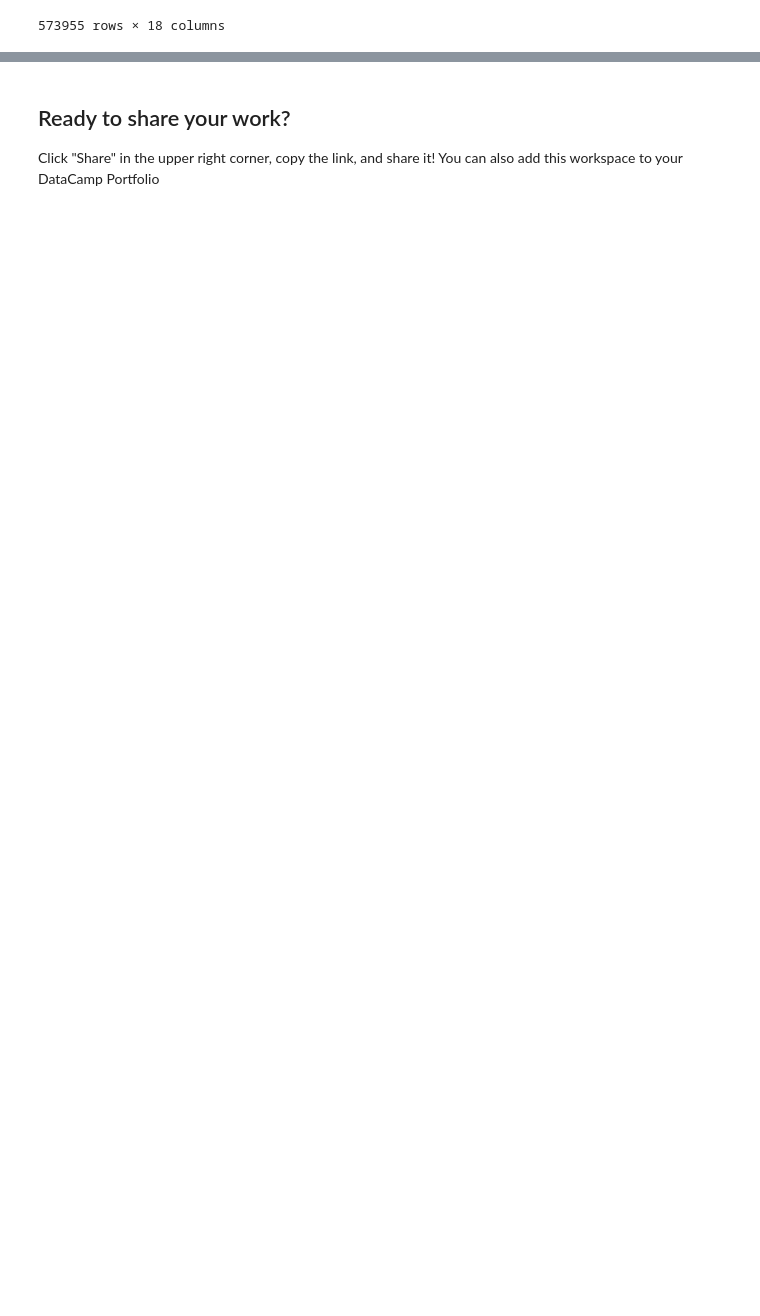
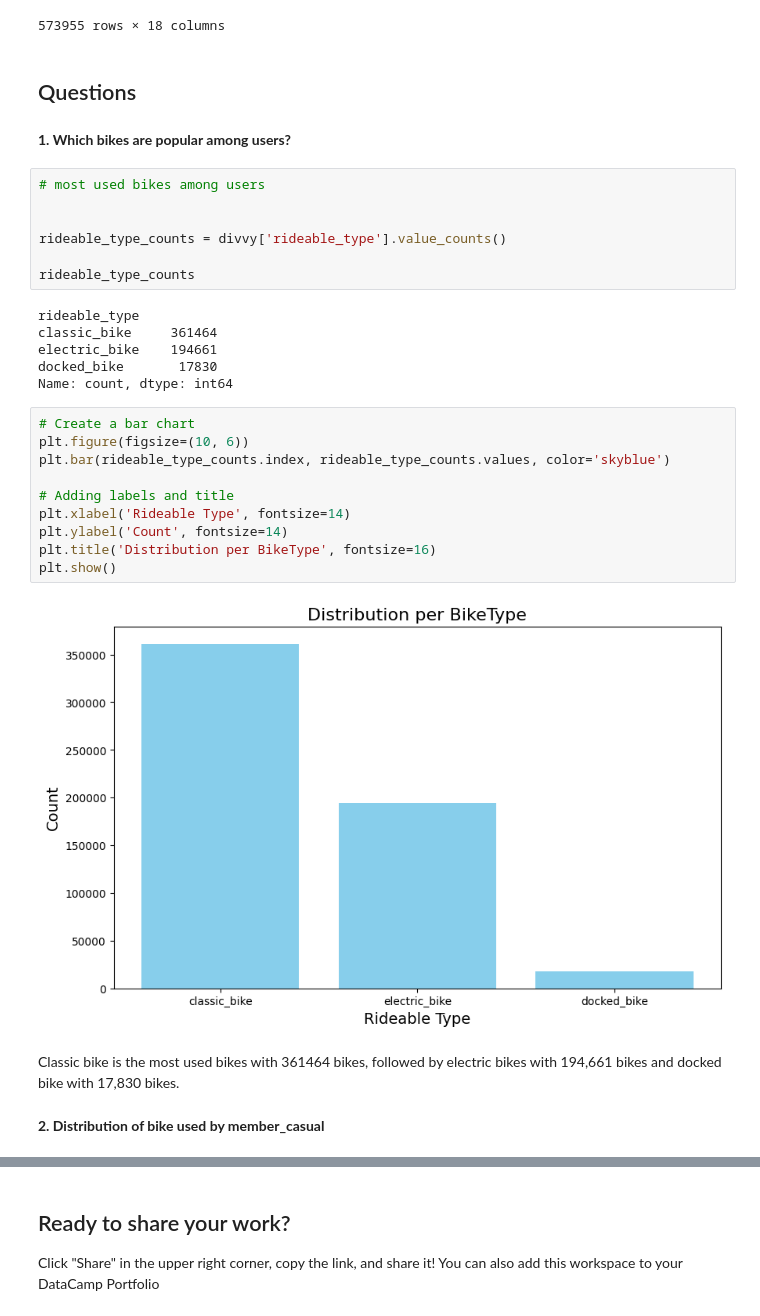
Before and after one commit to oladeeayo/Divvy-Bike, a Jupyter notebook: notebook.ipynb, the cells around one changed output, grey strips where cells are left out. Saved outputs shown, nothing was run; the diff lists cells and outputs as text; blank space fills up the shorter version.

```diff
--- a/notebook.ipynb
+++ b/notebook.ipynb
@@ -269,3 +260,36 @@ divvy
 | 767594 | 70B7A0759219DB7E | electric_bike | 2023-07-13 13:38:44 | 2023-07-13 13:39:21 | Kedzie Ave & Lake St | KA1504000106 | Kedzie Ave & Lake St | ... |
 | 767626 | C2B90902C368721D | electric_bike | 2023-07-21 07:08:05 | 2023-07-21 07:08:42 | Wood St & Chicago Ave | 637 | Wood St & Chicago Ave | ... |
 573955 rows × 18 columns
+# %% [markdown]
+## Questions
+# %% [markdown]
+<strong>1. Which bikes are popular among users? </strong>
+# %%
+# most used bikes among users
+
+
+rideable_type_counts = divvy['rideable_type'].value_counts()
+
+rideable_type_counts
+# %% [output]
+rideable_type
+classic_bike     361464
+electric_bike    194661
+docked_bike       17830
+Name: count, dtype: int64
+# %%
+# Create a bar chart
+plt.figure(figsize=(10, 6))
+plt.bar(rideable_type_counts.index, rideable_type_counts.values, color='skyblue')
+
+# Adding labels and title
+plt.xlabel('Rideable Type', fontsize=14)
+plt.ylabel('Count', fontsize=14)
+plt.title('Distribution per BikeType', fontsize=16)
+plt.show()
+# %% [output]
+[figure, added]
+# %% [markdown]
+Classic bike is the most used bikes with 361464 bikes, followed by electric bikes with 194,661 bikes and docked bike with 17,830 bikes.
+# %% [markdown]
+<strong> 2. Distribution of bike used by member_casual </strong>
```
Also changed, not shown: parts of 9 cells of this notebook.
